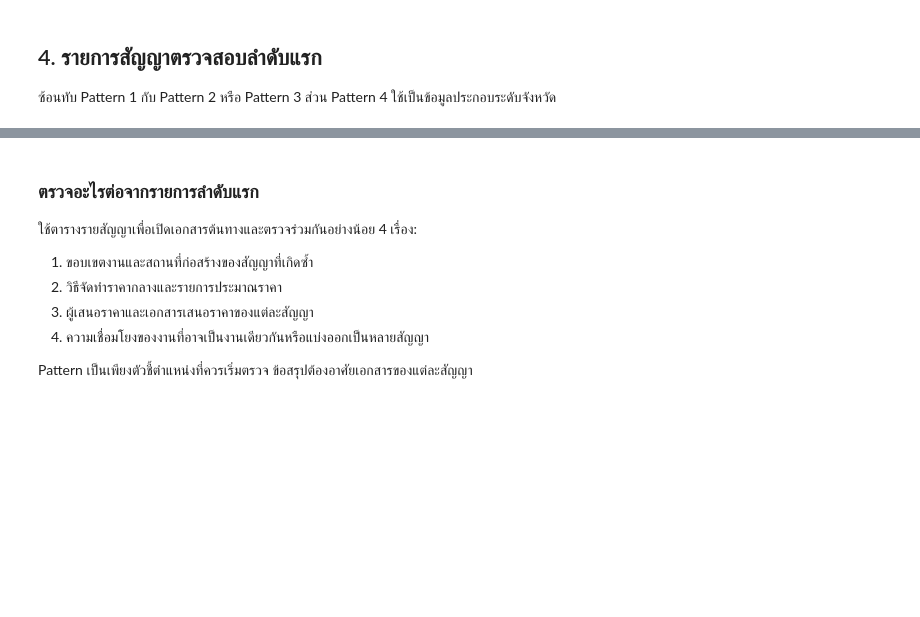
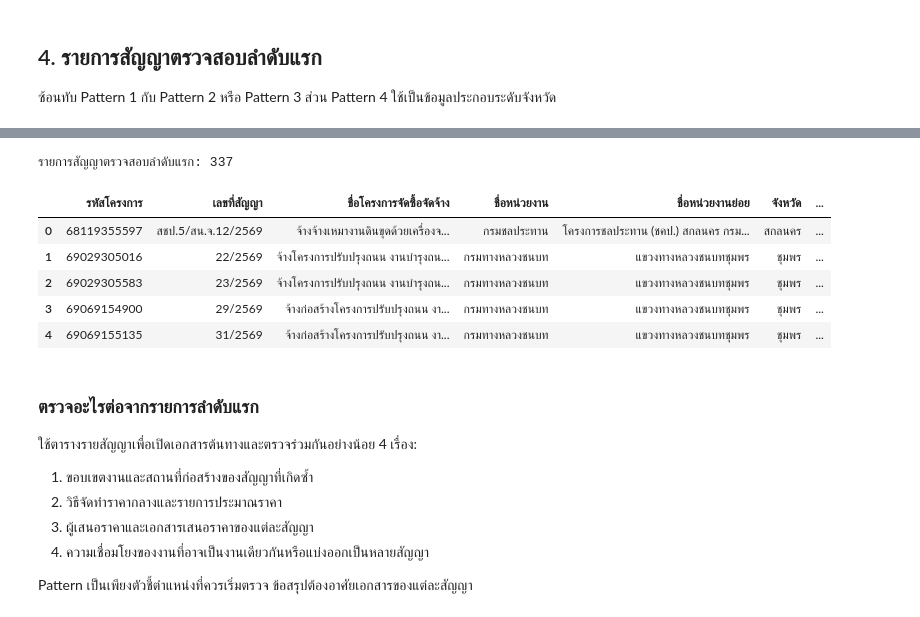
Before and after one commit to mdanmek/nida-dads-notes, a Jupyter notebook: dads5001-data-tools/project/eda/04_construction_review_indicators_2569.ipynb, the cells around one changed output, grey strips where cells are left out. Drawn from its saved outputs; the diff is of its cells as text; code cells hidden in the pictures; blank space fills up the shorter version.

```diff
--- a/dads5001-data-tools/project/eda/04_construction_review_indicators_2569.ipynb
+++ b/dads5001-data-tools/project/eda/04_construction_review_indicators_2569.ipynb
@@ -232,0 +111,18 @@ display(pattern1_summary)
+# %%
+near_ceiling_data = study_data.loc[
+    study_data[contract_value_column].between(
+        490000,
+        500000
+    )
+].copy()
+
+near_ceiling_contract_total = len(near_ceiling_data)
+
+near_ceiling_value_total = (
+    near_ceiling_data[contract_value_column].sum()
+)
+
+print(
+    'รายการสัญญาใกล้เพดานทั้งหมด: '
+    f'{near_ceiling_contract_total:,}'
+)
@@ -498,32 +626,40 @@ print(f'Saved: {svg_path}')
 # %%
 priority_contracts = (
     study_data.loc[
         study_data['priority_review'],
         [
             project_id_column,
             contract_column,
             project_name_column,
             agency_column,
             subagency_column,
             province_column,
             supplier_id_column,
             supplier_name_column,
             contract_value_column,
             'flag_pattern_1',
             'flag_pattern_2',
             'flag_pattern_3',
             'flag_pattern_4'
         ]
     ]
     .sort_values(
         [agency_column, supplier_name_column, contract_value_column],
         ascending=[True, True, False]
     )
     .reset_index(drop=True)
 )
 
 print(f'รายการสัญญาตรวจสอบลำดับแรก: {len(priority_contracts):,}')
-display(priority_contracts.head(30))
+display(priority_contracts.head(5))
+# %% [output]
+รายการสัญญาตรวจสอบลำดับแรก: 337
+|  | รหัสโครงการ | เลขที่สัญญา | ชื่อโครงการจัดซื้อจัดจ้าง | ชื่อหน่วยงาน | ชื่อหน่วยงานย่อย | จังหวัด | ... |
+| 0 | 68119355597 | สชป.5/สน.จ.12/2569 | จ้างจ้างเหมางานดินขุดด้วยเครื่องจ... | กรมชลประทาน | โครงการชลประทาน (ชคป.) สกลนคร กรม... | สกลนคร | ... |
+| 1 | 69029305016 | 22/2569 | จ้างโครงการปรับปรุงถนน งานบำรุงถน... | กรมทางหลวงชนบท | แขวงทางหลวงชนบทชุมพร | ชุมพร | ... |
+| 2 | 69029305583 | 23/2569 | จ้างโครงการปรับปรุงถนน งานบำรุงถน... | กรมทางหลวงชนบท | แขวงทางหลวงชนบทชุมพร | ชุมพร | ... |
+| 3 | 69069154900 | 29/2569 | จ้างก่อสร้างโครงการปรับปรุงถนน งา... | กรมทางหลวงชนบท | แขวงทางหลวงชนบทชุมพร | ชุมพร | ... |
+| 4 | 69069155135 | 31/2569 | จ้างก่อสร้างโครงการปรับปรุงถนน งา... | กรมทางหลวงชนบท | แขวงทางหลวงชนบทชุมพร | ชุมพร | ... |
 # %% [markdown]
 ### ตรวจอะไรต่อจากรายการลำดับแรก
 
```
Also changed, not shown: parts of 17 cells of this notebook.
